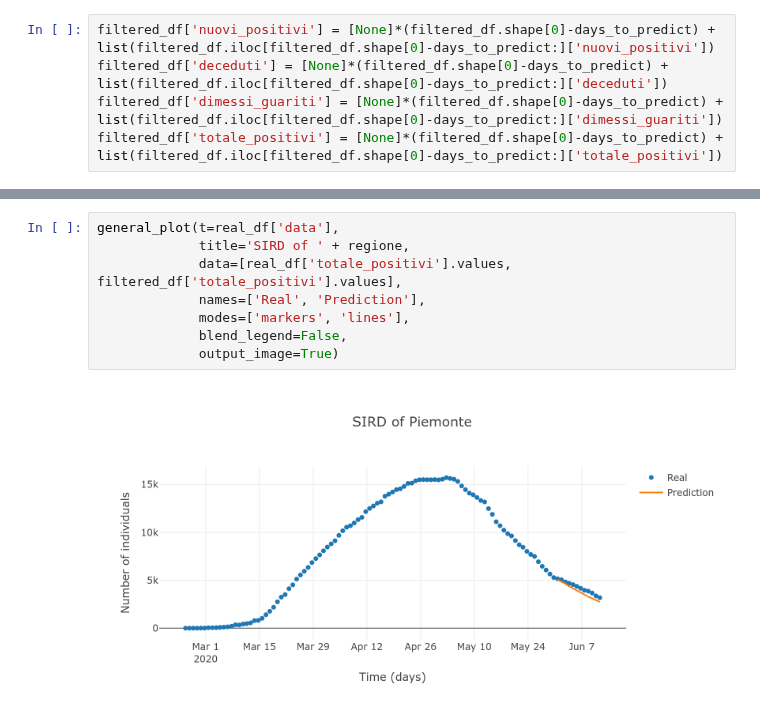
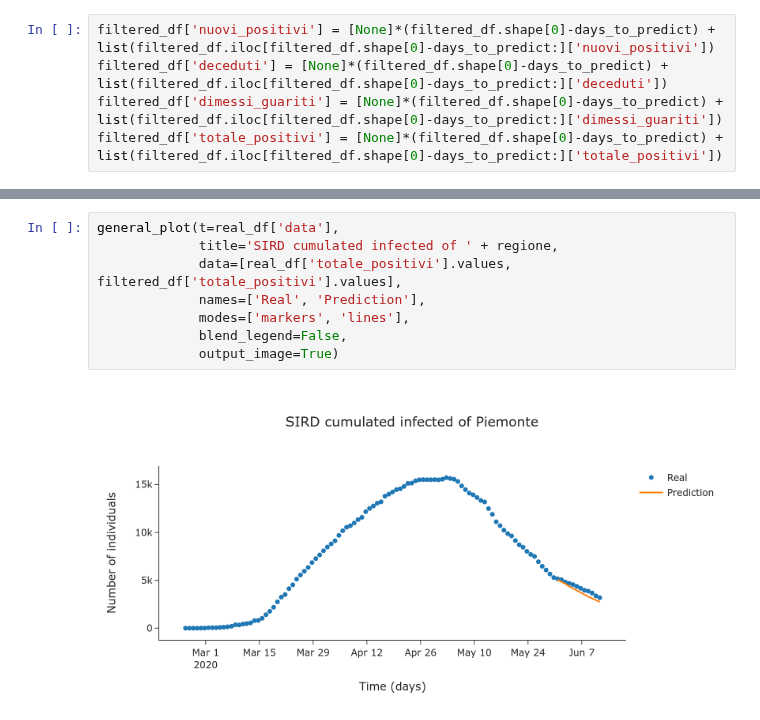
Before and after one commit to nicoloverardo/master-degree-thesis, a Jupyter notebook: notebooks/sird.ipynb, the cells around one changed output, grey strips where cells are left out. Cells and saved outputs as stored; diff of their text form.

```diff
--- a/notebooks/sird.ipynb
+++ b/notebooks/sird.ipynb
@@ -690,10 +694,10 @@ general_plot(t=real_df['data'],
 # %%
 general_plot(t=real_df['data'],
-             title='SIRD of ' + regione,
+             title='SIRD cumulated infected of ' + regione,
              data=[real_df['totale_positivi'].values, filtered_df['totale_positivi'].values],
              names=['Real', 'Prediction'],
              modes=['markers', 'lines'],
              blend_legend=False,
              output_image=True)
 # %% [output]
-[figure, old version]
+[figure, new version]
```
Also changed, not shown: parts of 15 cells of this notebook, 1 other file.
